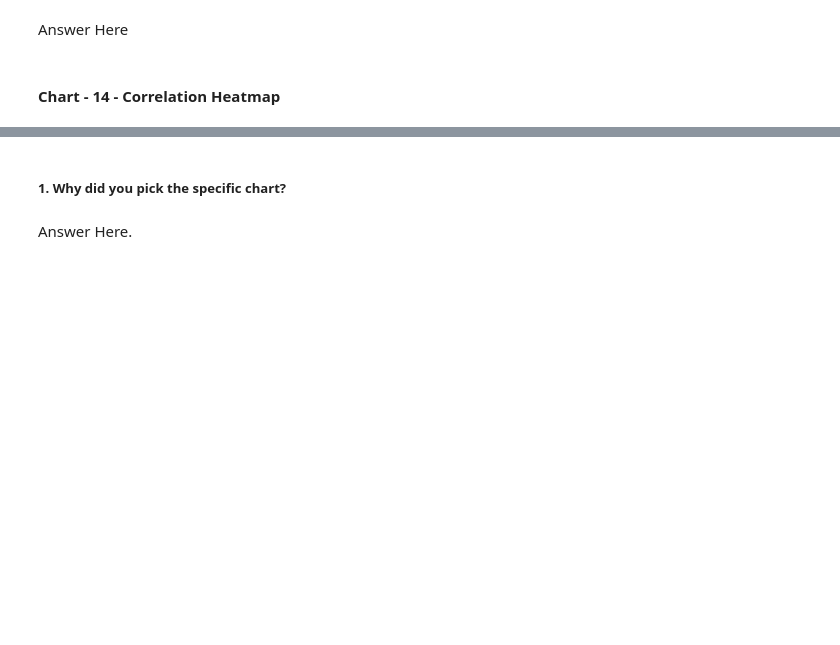
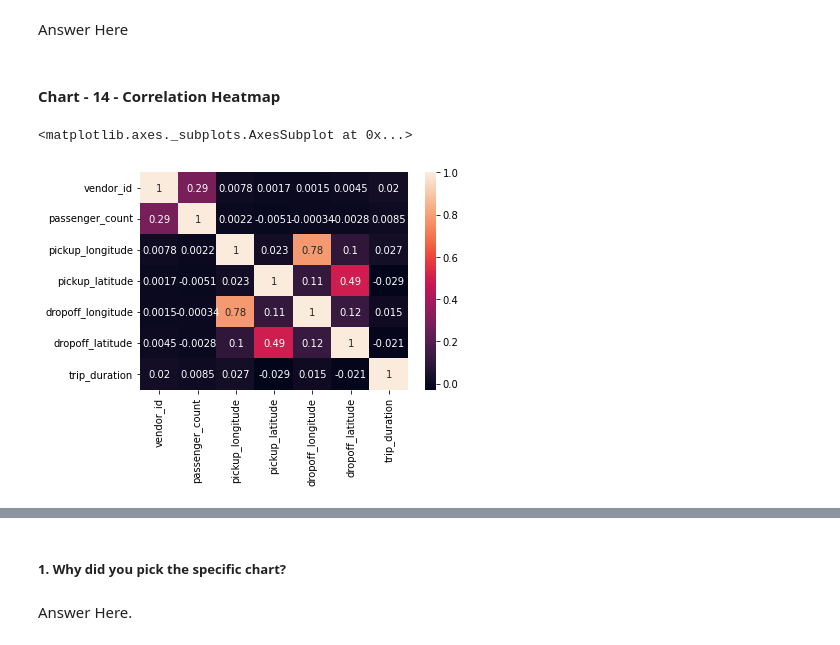
Before and after one commit to RAHULRAJ666DX/NYC-Taxi-Trip-Time-Predict-Raj, a Jupyter notebook: 1111111111111111111.ipynb, the cells around one changed output, grey strips where cells are left out. Saved outputs shown, nothing was run; the diff lists cells and outputs as text; code cells hidden in the pictures; blank space fills up the shorter version.

```diff
--- a/1111111111111111111.ipynb
+++ b/1111111111111111111.ipynb
@@ -258,0 +535,3 @@ Answer Here
+# %%
+# Dropping the Zero Value
+df = df[df['passenger_count']!=0]
@@ -258,0 +551,5 @@ Answer Here
+# %%
+# Converting the Columns into a proper format
+
+df['dropoff_datetime']=pd.to_datetime(df['dropoff_datetime'])
+df['pickup_datetime']=pd.to_datetime(df['pickup_datetime'])
@@ -258,0 +574,3 @@ Answer Here
+# %%
+# Creating a Year Column
+df['year']=df['pickup_datetime'].dt.year
@@ -258,0 +579,3 @@ Answer Here
+# %%
+# Creating a Month Column
+df['month']=df['pickup_datetime'].dt.year
@@ -485,3 +845,8 @@ Are there any insights that lead to negative growth? Justify with specific reaso
 Answer Here
 # %% [markdown]
 #### Chart - 14 - Correlation Heatmap
+# %%
+sns.heatmap(df.corr(),annot=True)
+# %% [output]
+<matplotlib.axes._subplots.AxesSubplot at 0x...>
+[figure, added]
```
Also changed, not shown: parts of 54 cells of this notebook.
